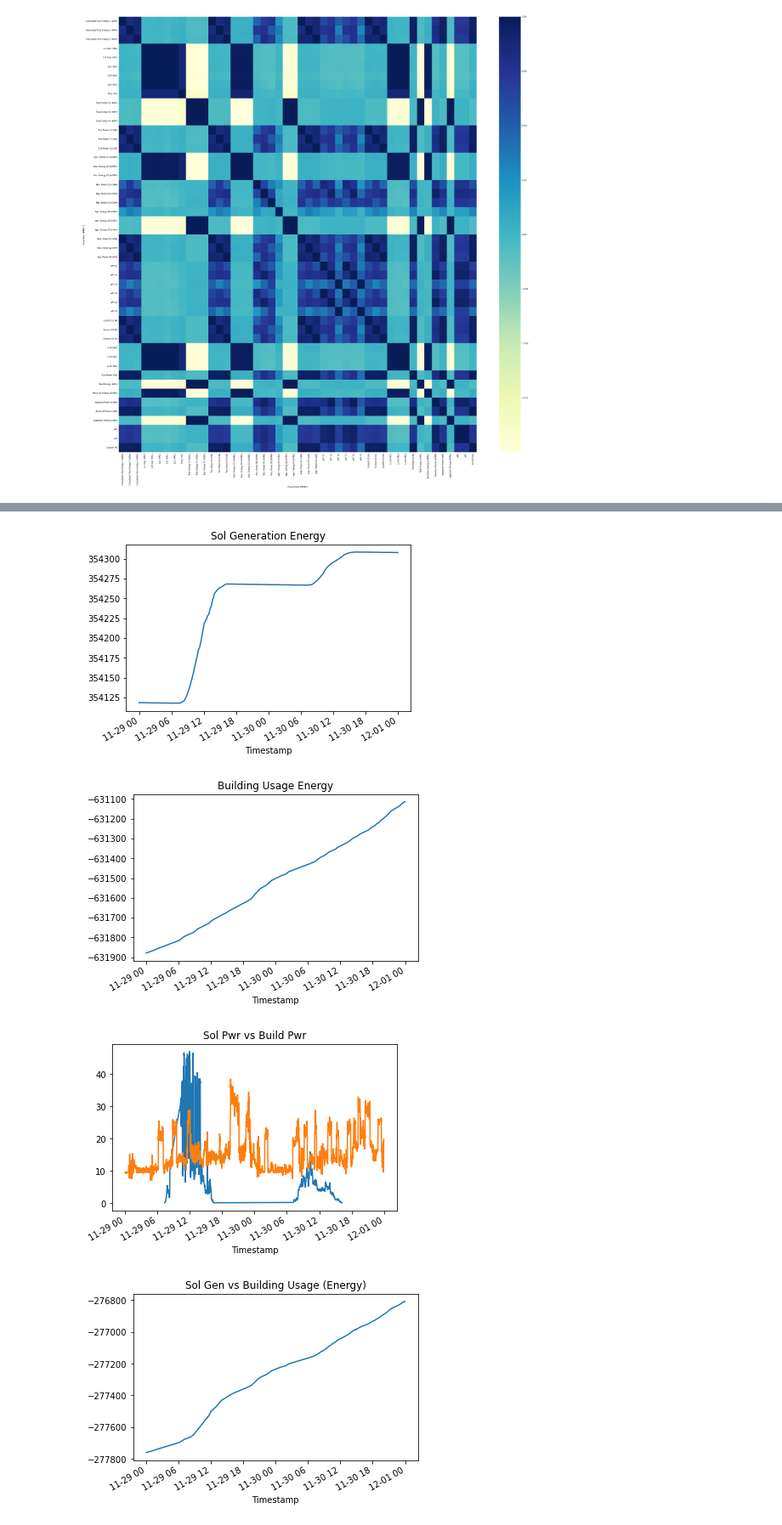
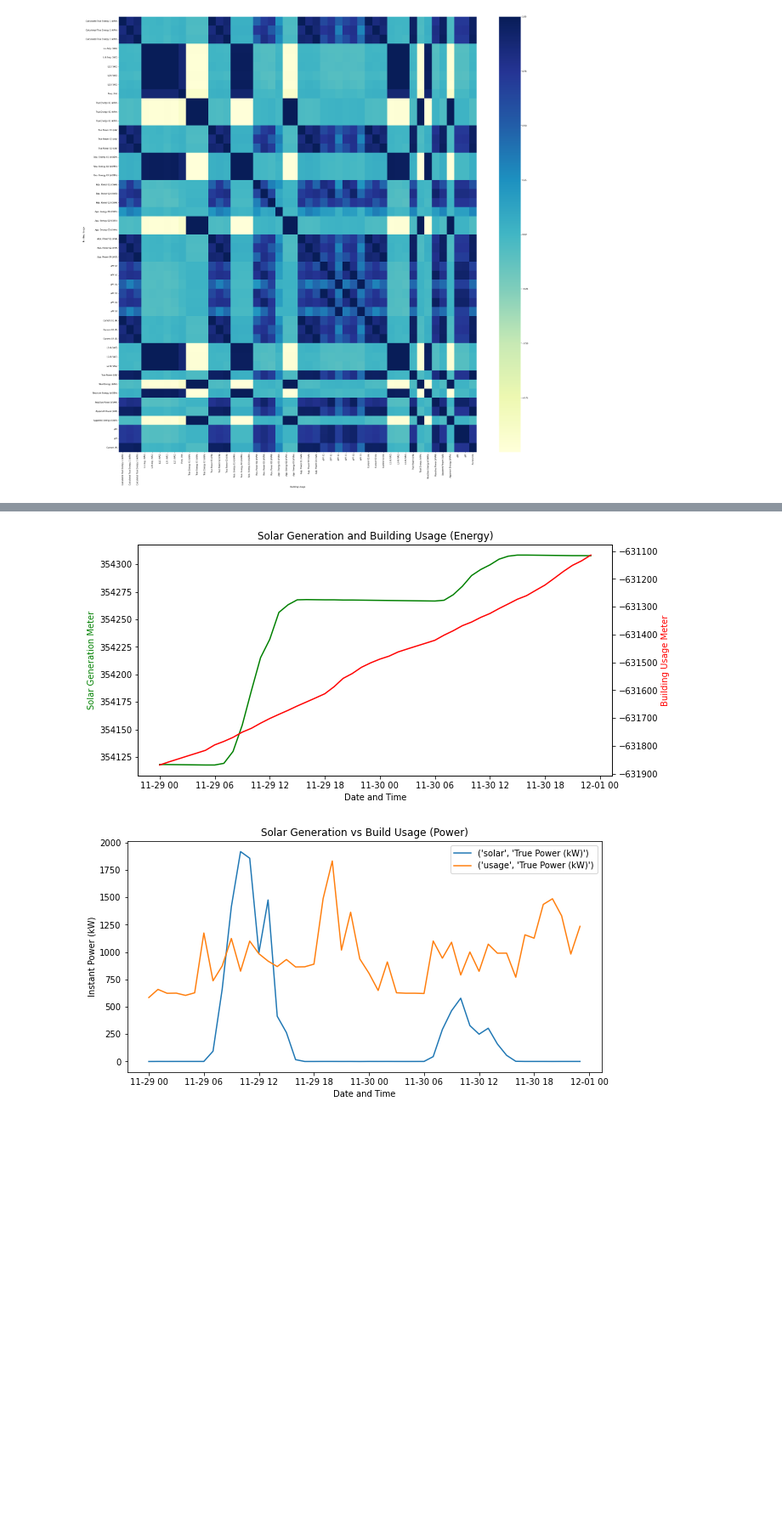
Before and after one commit to samsipe/amplify-microgrid-ai, a Jupyter notebook: notebooks/power_jd.ipynb, the cells around one changed output, grey strips where cells are left out. Shown at 85% size. Cells and saved outputs as stored; diff of their text form; code cells hidden in the pictures; blank space fills up the shorter version.

```diff
--- a/notebooks/power_jd.ipynb
+++ b/notebooks/power_jd.ipynb
@@ -79,37 +94,33 @@ Calculated True Energy 3 (kWh)    0.074429
 dtype: float64
 # %%
-gross_sol_energy = gross_power[gross_power['PowerScout DPS126']['Total Energy (kWh)'] > 0]['PowerScout DPS126']['Total Energy (kWh)']
-gross_build_energy = gross_power[gross_power['PowerScout DPS121']['Total Energy (kWh)'] < 0]['PowerScout DPS121']['Total Energy (kWh)'] # neg current flow
+# Plot Energy - Solar Gen vs Building Usage
+fig, ax1 = plt.subplots(figsize=(10, 5))
+plt.title('Solar Generation and Building Usage (Energy)')
 
-gross_sol_pwr = gross_power[gross_power['PowerScout DPS126']['True Power (kW)'] > 0]['PowerScout DPS126']['True Power (kW)']
-gross_build_pwr = gross_power[gross_power['PowerScout DPS121']['True Power (kW)'] > 0]['PowerScout DPS121']['True Power (kW)']
+ax2 = ax1.twinx()
+ax1.plot(gross_energy.solar
+         ,color='g'
+        )
+ax2.plot(gross_energy.usage
+         ,color='r'
+        )
 
+ax1.set_xlabel('Date and Time')
+ax1.set_ylabel('Solar Generation Meter', color='g')
+ax2.set_ylabel('Building Usage Meter', color='r')
 
-# plt.figure(figsize=(10, 10))
-gross_sol_energy.plot()
-plt.title('Sol Generation Energy')
 plt.show()
 
-# plt.figure(figsize=(10, 10))
-gross_build_energy.plot()
-plt.title('Building Usage Energy')
+# Plot Power - Solar Gen vs Building Usage
+fig, ax = plt.subplots(figsize=(10, 5))
+plt.title('Solar Generation vs Build Usage (Power)')
+
+ax.plot(gross_pwr)
+
+ax.set_xlabel('Date and Time')
+ax.set_ylabel('Instant Power (kW)')
+plt.legend(gross_pwr.columns)
 plt.show()
-
-# plt.figure(figsize=(10, 10))
-plt.title('Sol Pwr vs Build Pwr')
-gross_sol_pwr.plot()
-gross_build_pwr.plot()
-plt.show()
-
-plt.title('Sol Gen vs Building Usage (Energy)')
-(gross_sol_energy + gross_build_energy).plot()
-plt.show()
-
-plt.title('Sol Gen vs Building Usage (Pwr)')
-(gross_build_pwr - gross_sol_pwr).plot()
-plt.show()
 # %% [output]
-[figure, old version]
+[figure, new version]
-[figure, old version]
+[figure, new version]
-[figure, removed]
-[figure, removed]
```
Also changed, not shown: parts of 7 cells of this notebook.
